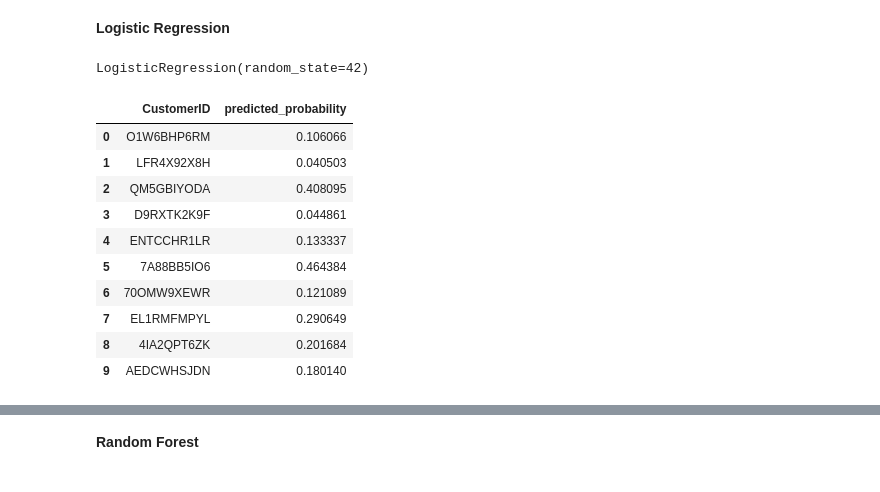
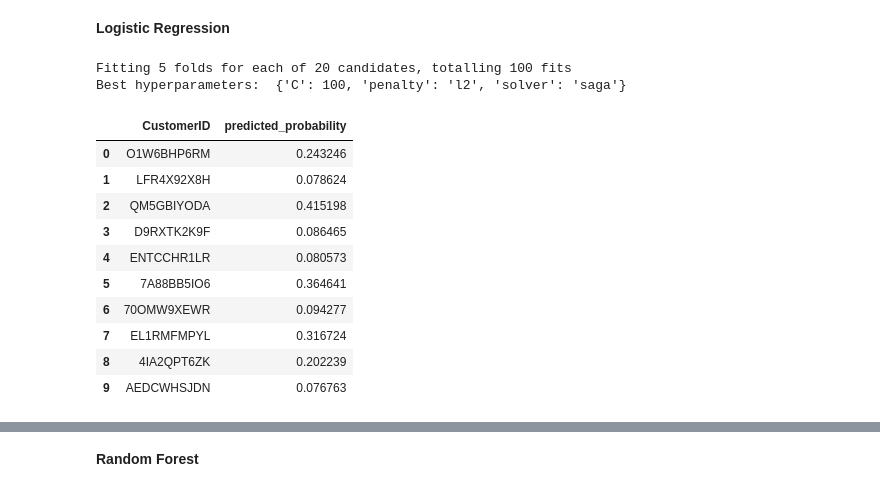
Before and after one commit to Littlewart213/Churn-Prediction, a Jupyter notebook: ChurnPrediction.ipynb, the cells around one changed output, grey strips where cells are left out. Cells and saved outputs as stored; diff of their text form; code cells hidden in the pictures.

```diff
--- a/ChurnPrediction.ipynb
+++ b/ChurnPrediction.ipynb
@@ -502,7 +559,2 @@ X_Test_final
 # %% [markdown]
 **Logistic Regression**
-# %%
-LogReg = LogisticRegression(random_state=42)
-LogReg.fit(X_Train_final, Y_Train)
-# %% [output]
-LogisticRegression(random_state=42)
@@ -509,23 +567,35 @@ LogisticRegression(random_state=42)
+# %%
+LogReg = LogisticRegression(random_state=42, max_iter=1000)
+grid_search = GridSearchCV(estimator=LogReg, param_grid=param_grid, cv=5, scoring='accuracy', verbose=1)
+# %%
+grid_search.fit(X_Train_final, Y_Train)
+best_params = grid_search.best_params_
+print("Best hyperparameters: ", best_params)
+# %% [output]
+Fitting 5 folds for each of 20 candidates, totalling 100 fits
+Best hyperparameters:  {'C': 100, 'penalty': 'l2', 'solver': 'saga'}
+# %%
+best_model = grid_search.best_estimator_
 # %%
-predicted_probabilities_LogReg = LogReg.predict_proba(X_Test_final)[:, 1]
+predicted_probabilities_LR = best_model.predict_proba(X_Test_final)[:, 1]
 # %%
 prediction_df = pd.DataFrame({
     'CustomerID': test_df['CustomerID'],
-    'predicted_probability': predicted_probabilities_LogReg
+    'predicted_probability': predicted_probabilities_LR
 })
 prediction_df.head(n=10)
 # %% [output]
 |  | CustomerID | predicted_probability |
-| 0 | O1W6BHP6RM | 0.106066 |
-| 1 | LFR4X92X8H | 0.040503 |
-| 2 | QM5GBIYODA | 0.408095 |
-| 3 | D9RXTK2K9F | 0.044861 |
-| 4 | ENTCCHR1LR | 0.133337 |
-| 5 | 7A88BB5IO6 | 0.464384 |
-| 6 | 70OMW9XEWR | 0.121089 |
-| 7 | EL1RMFMPYL | 0.290649 |
-| 8 | 4IA2QPT6ZK | 0.201684 |
-| 9 | AEDCWHSJDN | 0.180140 |
+| 0 | O1W6BHP6RM | 0.243246 |
+| 1 | LFR4X92X8H | 0.078624 |
+| 2 | QM5GBIYODA | 0.415198 |
+| 3 | D9RXTK2K9F | 0.086465 |
+| 4 | ENTCCHR1LR | 0.080573 |
+| 5 | 7A88BB5IO6 | 0.364641 |
+| 6 | 70OMW9XEWR | 0.094277 |
+| 7 | EL1RMFMPYL | 0.316724 |
+| 8 | 4IA2QPT6ZK | 0.202239 |
+| 9 | AEDCWHSJDN | 0.076763 |
 # %%
 max_value_row = prediction_df.loc[prediction_df['predicted_probability'].idxmax()]
 print(max_value_row)
```
Also changed, not shown: parts of 18 cells of this notebook.
